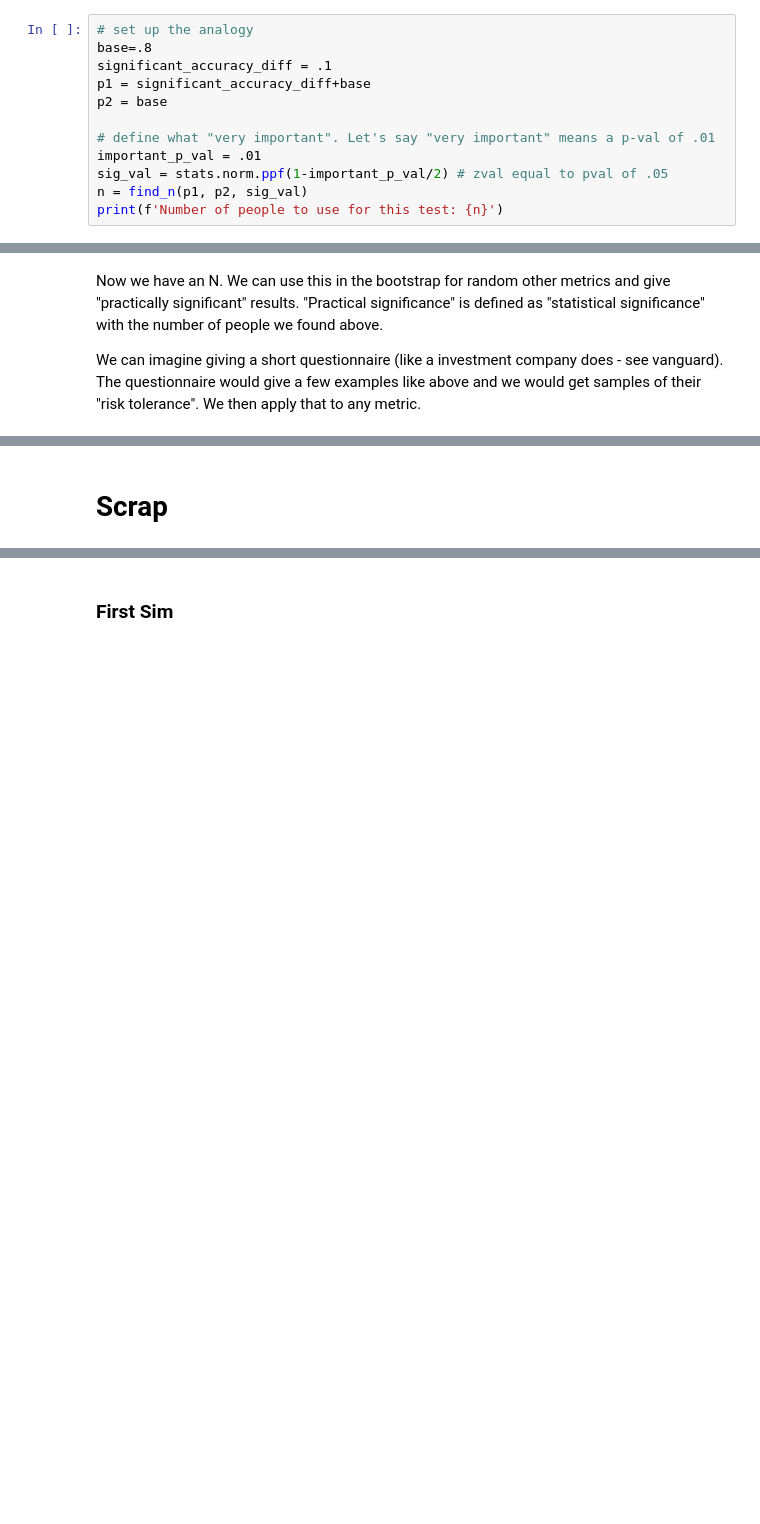
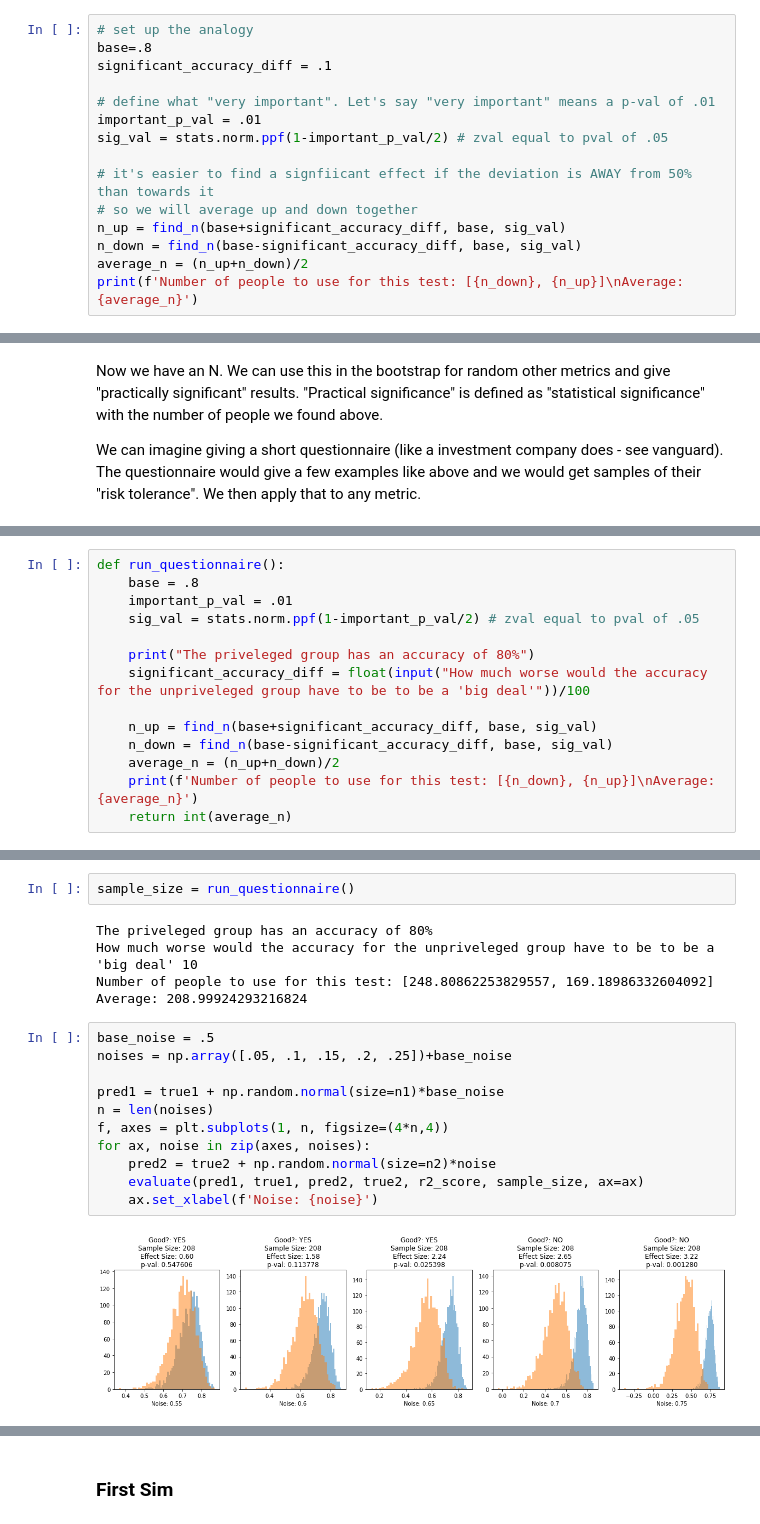
Before and after one commit to goswamig/credoai_lens, a Jupyter notebook: experimental/bootstrapping.ipynb, the cells around one changed output, grey strips where cells are left out. Drawn from its saved outputs; the diff is of its cells as text; blank space fills up the shorter version.

Commit message:
much improved bootstrap understanding

```diff
--- a/experimental/bootstrapping.ipynb
+++ b/experimental/bootstrapping.ipynb
@@ -179,12 +185,15 @@ def find_n(p1, p2, test_statistic):
 # set up the analogy
 base=.8
 significant_accuracy_diff = .1
-p1 = significant_accuracy_diff+base
-p2 = base
 
 # define what "very important". Let's say "very important" means a p-val of .01
 important_p_val = .01
 sig_val = stats.norm.ppf(1-important_p_val/2) # zval equal to pval of .05
-n = find_n(p1, p2, sig_val)
-print(f'Number of people to use for this test: {n}')
+
+# it's easier to find a signfiicant effect if the deviation is AWAY from 50% than towards it
+# so we will average up and down together
+n_up = find_n(base+significant_accuracy_diff, base, sig_val)
+n_down = find_n(base-significant_accuracy_diff, base, sig_val)
+average_n = (n_up+n_down)/2
+print(f'Number of people to use for this test: [{n_down}, {n_up}]\nAverage: {average_n}')
 # %% [output]
@@ -196,3 +208,17 @@ We can imagine giving a short questionnaire (like a investment company does - se
+# %%
+def run_questionnaire():
+    base = .8
+    important_p_val = .01
+    sig_val = stats.norm.ppf(1-important_p_val/2) # zval equal to pval of .05
+
+    print("The priveleged group has an accuracy of 80%")
+    significant_accuracy_diff = float(input("How much worse would the accuracy for the unpriveleged group have to be to be a 'big deal'"))/100
+
+    n_up = find_n(base+significant_accuracy_diff, base, sig_val)
+    n_down = find_n(base-significant_accuracy_diff, base, sig_val)
+    average_n = (n_up+n_down)/2
+    print(f'Number of people to use for this test: [{n_down}, {n_up}]\nAverage: {average_n}')
+    return int(average_n)
 # %% [markdown]
 ## Simulation - Regression
 
@@ -244,2 +279,20 @@ Text(0.5, 1.0, 'Good?: NO\nSample Size: 169\nEffect Size: 3.15\np-val: 0.001620'
-# %% [markdown]
-# Scrap
+# %%
+sample_size = run_questionnaire()
+# %% [output]
+The priveleged group has an accuracy of 80%
+How much worse would the accuracy for the unpriveleged group have to be to be a 'big deal' 10
+Number of people to use for this test: [248.80862253829557, 169.18986332604092]
+Average: 208.99924293216824
+# %%
+base_noise = .5
+noises = np.array([.05, .1, .15, .2, .25])+base_noise
+
+pred1 = true1 + np.random.normal(size=n1)*base_noise
+n = len(noises)
+f, axes = plt.subplots(1, n, figsize=(4*n,4))
+for ax, noise in zip(axes, noises):
+    pred2 = true2 + np.random.normal(size=n2)*noise
+    evaluate(pred1, true1, pred2, true2, r2_score, sample_size, ax=ax)
+    ax.set_xlabel(f'Noise: {noise}')
+# %% [output]
+[figure, added]
```
Also changed, not shown: parts of 20 cells of this notebook.
